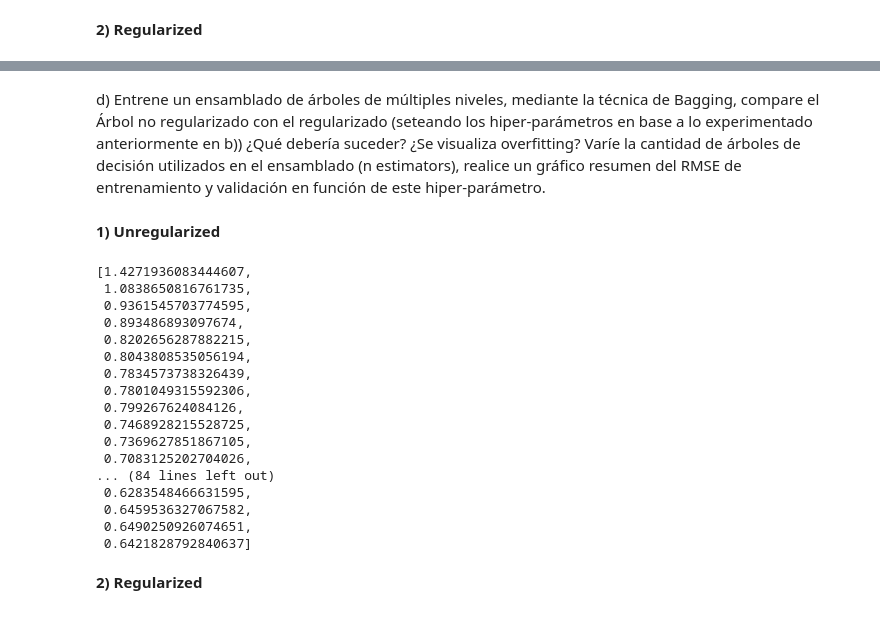
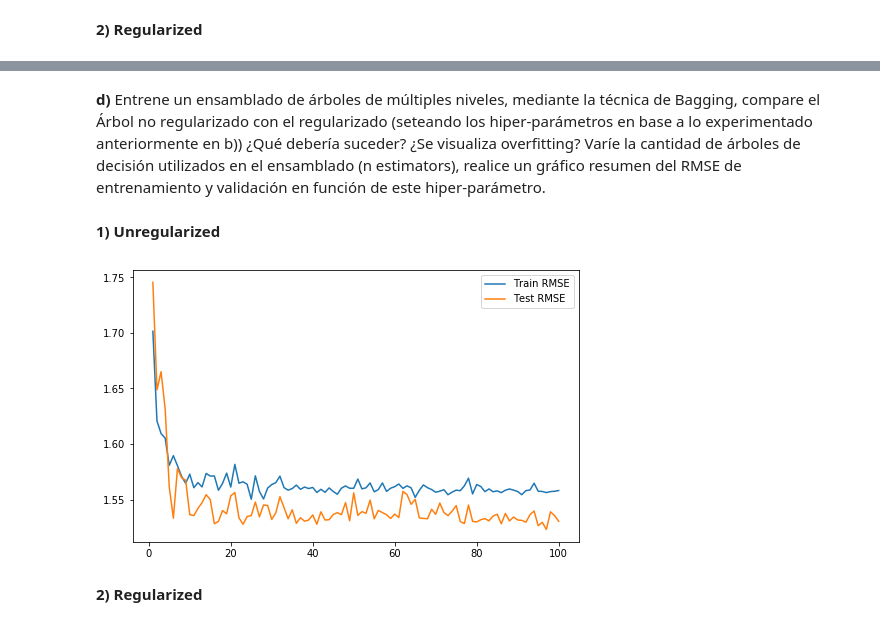
Before and after one commit to garjona/Tarea3-INF393-II-2019, a Jupyter notebook: Desarrollo Actividad 1.ipynb, the cells around one changed output, grey strips where cells are left out. Saved outputs shown, nothing was run; the diff lists cells and outputs as text; code cells hidden in the pictures.

```diff
--- a/Desarrollo Actividad 1.ipynb
+++ b/Desarrollo Actividad 1.ipynb
@@ -359,5 +359,5 @@ RMSE val=  1.7323731606332942
 # %% [markdown]
-d) Entrene un ensamblado de árboles de múltiples niveles, mediante la técnica de Bagging, compare el Árbol no regularizado con el regularizado (seteando los hiper-parámetros en base a lo experimentado anteriormente en b)) ¿Qué debería suceder? ¿Se visualiza overfitting? Varíe la cantidad de árboles de decisión utilizados en el ensamblado (n estimators), realice un gráfico resumen del RMSE de entrenamiento y validación en función de este hiper-parámetro.
+**d)** Entrene un ensamblado de árboles de múltiples niveles, mediante la técnica de Bagging, compare el Árbol no regularizado con el regularizado (seteando los hiper-parámetros en base a lo experimentado anteriormente en b)) ¿Qué debería suceder? ¿Se visualiza overfitting? Varíe la cantidad de árboles de decisión utilizados en el ensamblado (n estimators), realice un gráfico resumen del RMSE de entrenamiento y validación en función de este hiper-parámetro.
 # %% [markdown]
 **1) Unregularized**
 # %%
@@ -380,25 +381,14 @@ for n_estimator in range(100):
   y_val_hat = model.predict(X_val)
   RMSE_train_list.append(RMSE(y_train,y_train_hat))
   RMSE_test_list.append(RMSE(y_val,y_val_hat))
-# %%
-RMSE_train_list
-# %% [output]
-[1.4271936083444607,
- 1.0838650816761735,
- 0.9361545703774595,
- 0.893486893097674,
- 0.8202656287882215,
- 0.8043808535056194,
- 0.7834573738326439,
- 0.7801049315592306,
- 0.799267624084126,
- 0.7468928215528725,
- 0.7369627851867105,
- 0.7083125202704026,
-... (84 lines left out)
- 0.6283548466631595,
- 0.6459536327067582,
- 0.6490250926074651,
- 0.6421828792840637]
+# %%
+x_axis = np.arange(101)[1:]
+plt.figure(figsize=(8,5))
+plt.plot(x_axis, RMSE_train_list,label="Train RMSE")
+plt.plot(x_axis, RMSE_test_list,label="Test RMSE")
+plt.legend()
+plt.show()
+# %% [output]
+[figure, added]
 # %% [markdown]
 **2) Regularized**
```
Also changed, not shown: parts of 31 cells of this notebook.
